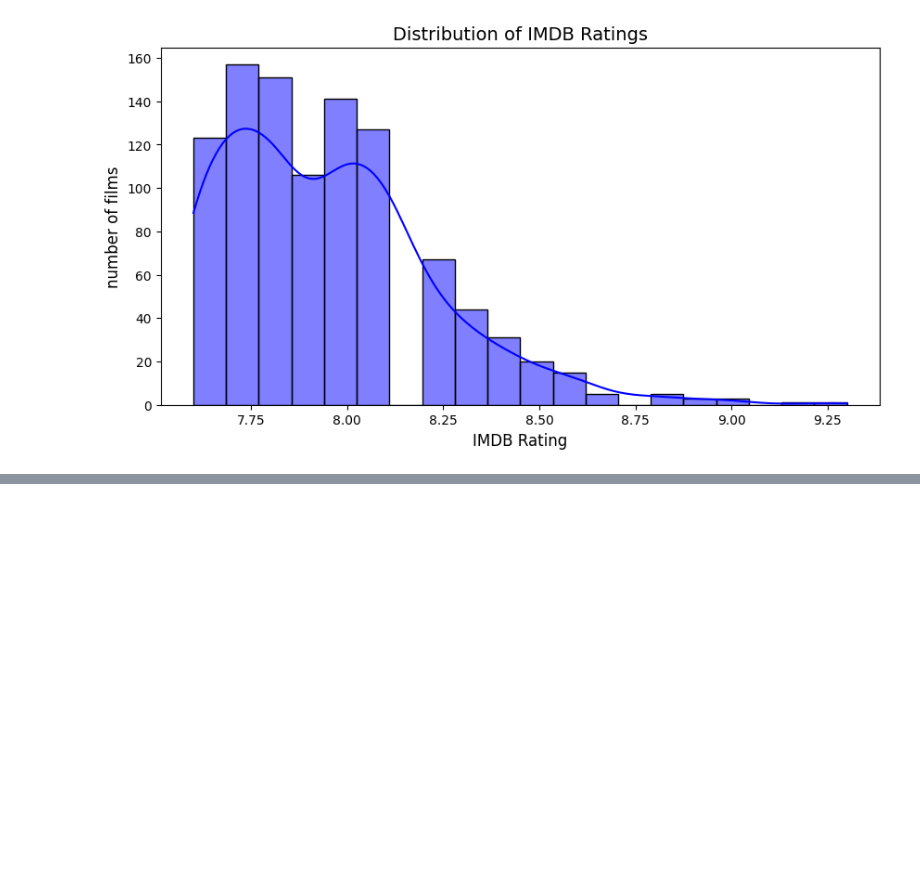
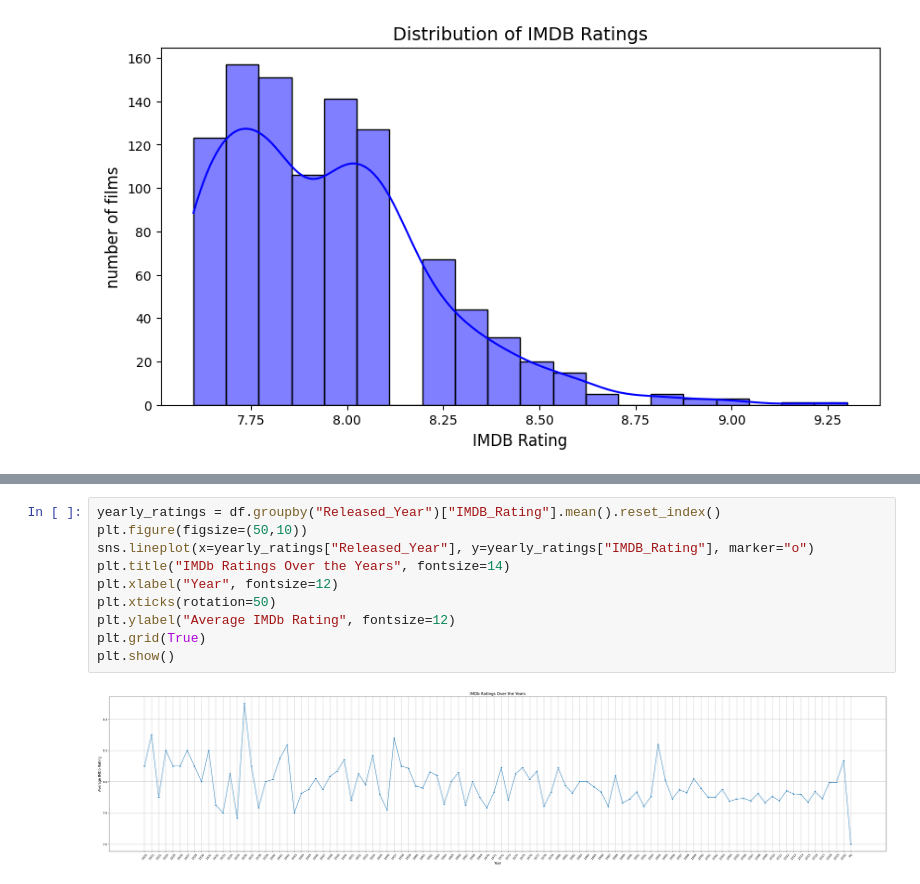
Before and after one commit to Asalghaani/IMDB--Analysis, a Jupyter notebook: Notebooks/IMDB_Analysis.ipynb, the cells around one changed output, grey strips where cells are left out. Cells and saved outputs as stored; diff of their text form; blank space fills up the shorter version.

```diff
--- a/Notebooks/IMDB_Analysis.ipynb
+++ b/Notebooks/IMDB_Analysis.ipynb
@@ -77,0 +92,12 @@ plt.show()
+# %%
+yearly_ratings = df.groupby("Released_Year")["IMDB_Rating"].mean().reset_index()
+plt.figure(figsize=(50,10))
+sns.lineplot(x=yearly_ratings["Released_Year"], y=yearly_ratings["IMDB_Rating"], marker="o")
+plt.title("IMDb Ratings Over the Years", fontsize=14)
+plt.xlabel("Year", fontsize=12)
+plt.xticks(rotation=50)
+plt.ylabel("Average IMDb Rating", fontsize=12)
+plt.grid(True)
+plt.show()
+# %% [output]
+[figure, added]
```
Also changed, not shown: parts of 3 cells of this notebook.
